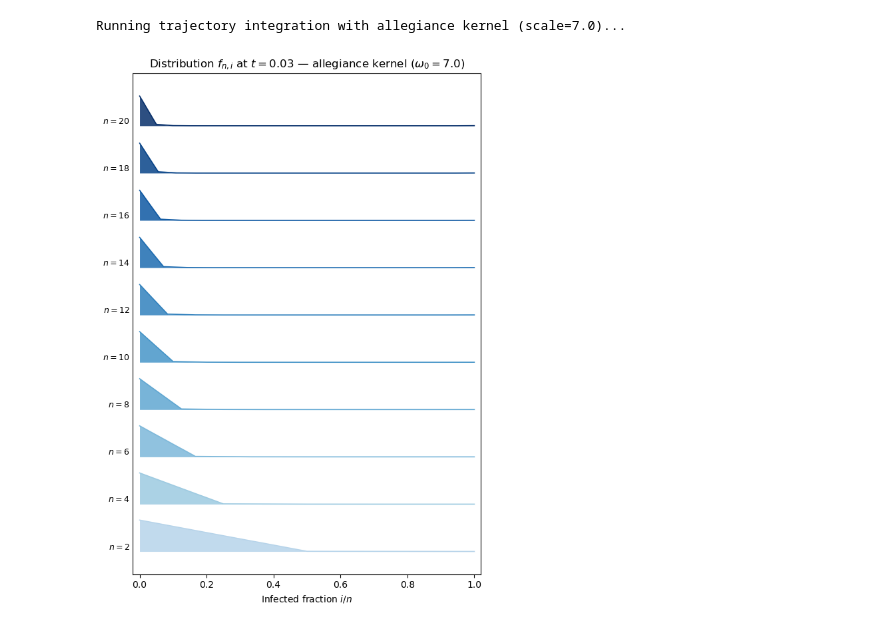
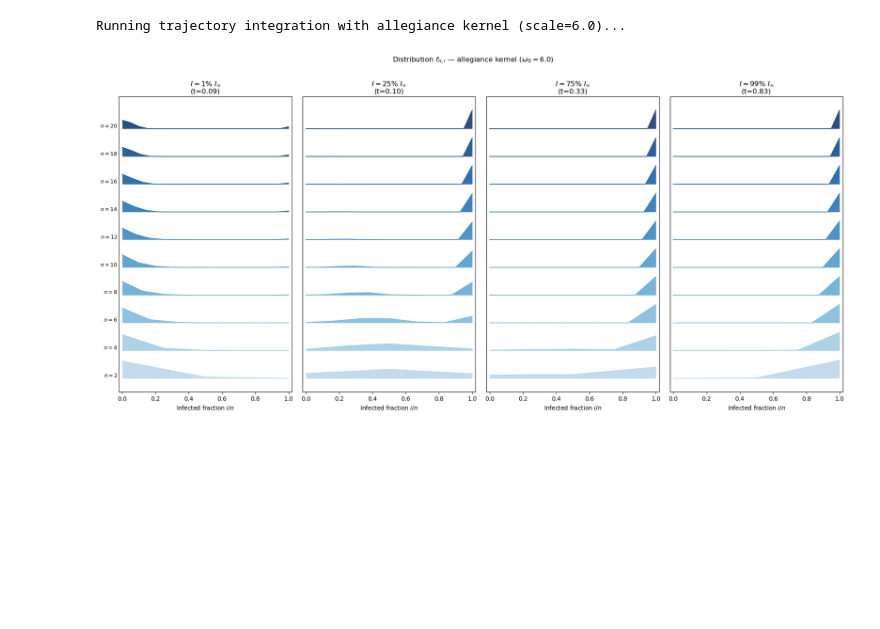
Before and after one commit to marobinette/mocs_spring_2026_project, a Jupyter notebook: kerenel.ipynb, the cells around one changed output. Saved outputs shown, nothing was run; the diff lists cells and outputs as text; code cells hidden in the pictures; blank space fills up the shorter version.

Commit message:
match non-kernel

```diff
--- a/kerenel.ipynb
+++ b/kerenel.ipynb
@@ -493,63 +673,77 @@ plt.show()
+# %%
+# load a network in which nodes are part of multiple groups
+network = "CNS"
+gm, pn, mmax, nmax, pmax, state_meta = load_group_statistics(
+    network,
+    path="Data/group_statistics.txt",
+)
+
+nu = 9.5
+mu = 1.0
+w = 5.0
+lam_kernel = 2e-3
+scale = w
 # %%
-# Distribution of group states across n values at a single time snapshot
-# Ridgeline style matching example_dist.png
-I0 = 1e-3
+I0 = 1e-3 # code Santi shared starts at 1e-2, but 1e-3 gives a nicer trajectory that doesn't saturate too early, allowing us to see the effect of the kernel more clearly.
 traj_points = 5000
 t_max = 20.0
-scale = 7.0
+scale = 6.0
 print(f"Running trajectory integration with allegiance kernel (scale={scale})...")
 t_all, I_all, fni_traj = integrate_I_traj_kernel(
     lam=lam_kernel,
     w_func=w_diversity_intolerance,
     w_args=(scale,),
     state_meta=state_meta,
     nmax=nmax,
     mmax=mmax,
     gm=gm,
     mu=mu,
     nu=nu,
     I0=I0,
     traj_points=traj_points,
     t_max=t_max,
 )
 
-# Pick a snapshot — change index to explore different moments in the transient
-log_snaps = np.logspace(np.log10(t_all[1]), np.log10(t_all[-1]), 5)
-snap_indices = [np.argmin(np.abs(t_all - ts)) for ts in log_snaps]
-tidx = snap_indices[1]   # middle snapshot is 2; try [1] or [3]
-t_snap = t_all[tidx]
+I_final = I_all[-1]
+targets = [0.01, 0.25, 0.75, 0.99]
+snap_indices = [np.argmin(np.abs(I_all - f * I_final)) for f in targets]
 
-# n values to display — every other size from 2 to nmax
 n_show = list(range(2, nmax + 1, max(1, nmax // 8)))
 if nmax not in n_show:
     n_show.append(nmax)
 n_show = sorted(n_show)
 
 spacing = 1.5
 cmap = plt.get_cmap("Blues")
 colors = [cmap(0.3 + 0.7 * k / max(len(n_show) - 1, 1)) for k in range(len(n_show))]
 
-fig, ax = plt.subplots(figsize=(6, len(n_show) * 0.7 + 1.5))
+n_panels = len(snap_indices)
+fig, axes = plt.subplots(1, n_panels, figsize=(4.5 * n_panels, len(n_show) * 0.7 + 1.5),
+                         sharey=True)
 
-for k, n0 in enumerate(n_show):
-    phi_vals = np.arange(n0 + 1) / n0
-    dist = fni_traj[tidx, n0, :n0 + 1].copy()
-    total = dist.sum()
-    if total > 1e-14:
-        dist /= total
-    baseline = k * spacing
-    ax.fill_between(phi_vals, baseline, baseline + dist,
-                    alpha=0.85, color=colors[k], linewidth=0)
-    ax.plot(phi_vals, baseline + dist, color=colors[k], lw=1.2)
-    ax.text(-0.03, baseline, rf"$n={n0}$", ha="right", va="bottom", fontsize=9)
+for ax, tidx, target in zip(axes, snap_indices, targets):
+    t_snap = t_all[tidx]
+    for k, n0 in enumerate(n_show):
+        phi_vals = np.arange(n0 + 1) / n0
+        dist = fni_traj[tidx, n0, :n0 + 1].copy()
+        total = dist.sum()
+        if total > 1e-14:
+            dist /= total
+        baseline = k * spacing
+        ax.fill_between(phi_vals, baseline, baseline + dist,
+                        alpha=0.85, color=colors[k], linewidth=0)
+        ax.plot(phi_vals, baseline + dist, color=colors[k], lw=1.2)
+        if ax is axes[0]:
+            ax.text(-0.03, baseline, rf"$n={n0}$", ha="right", va="bottom", fontsize=9)
+    ax.set_xlabel(r"Infected fraction $i/n$")
+    ax.set_title(rf"$I = {int(target*100)}\%\ I_\infty$" + f"\n(t={t_snap:.2f})")
+    ax.set_yticks([])
+    ax.set_xlim(-0.02, 1.02)
 
-ax.set_xlabel(r"Infected fraction $i/n$")
-ax.set_yticks([])
-ax.set_xlim(-0.02, 1.02)
-ax.set_title(rf"Distribution $f_{{n,i}}$ at $t={t_snap:.2f}$ — allegiance kernel ($\omega_0={scale}$)")
+fig.suptitle(rf"Distribution $f_{{n,i}}$ — allegiance kernel ($\omega_0={scale}$)", y=1.01)
 plt.tight_layout()
-plt.savefig("./figures/group_state_ridgeline.png", dpi=300)
+plt.savefig("./figures/group_state_ridgeline.png", dpi=300, bbox_inches="tight")
 plt.show()
 # %% [output]
-Running trajectory integration with allegiance kernel (scale=7.0)...
+Running trajectory integration with allegiance kernel (scale=6.0)...
-[figure, old version]
+[figure, new version]
```
Also changed, not shown: parts of 7 cells of this notebook, 2 other files.
